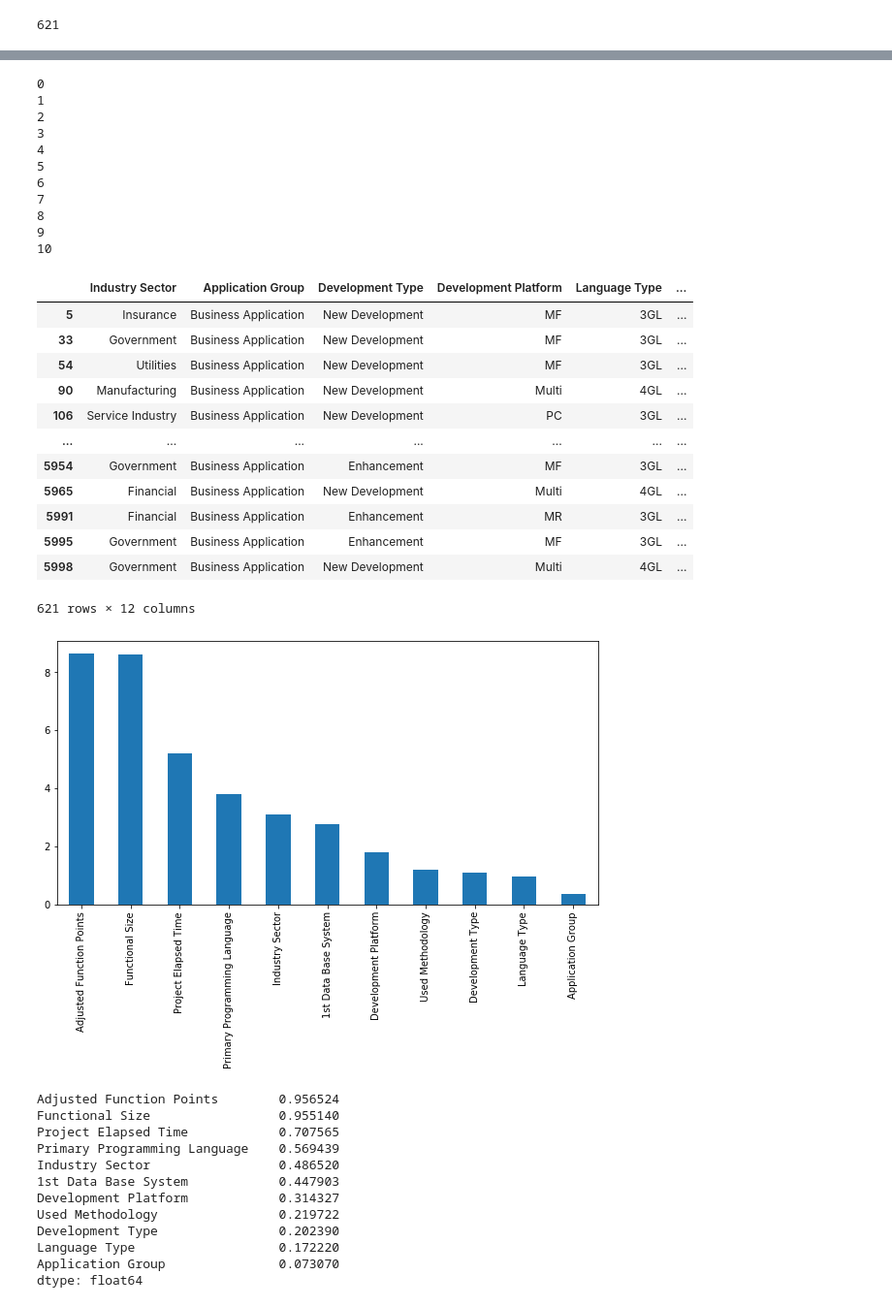
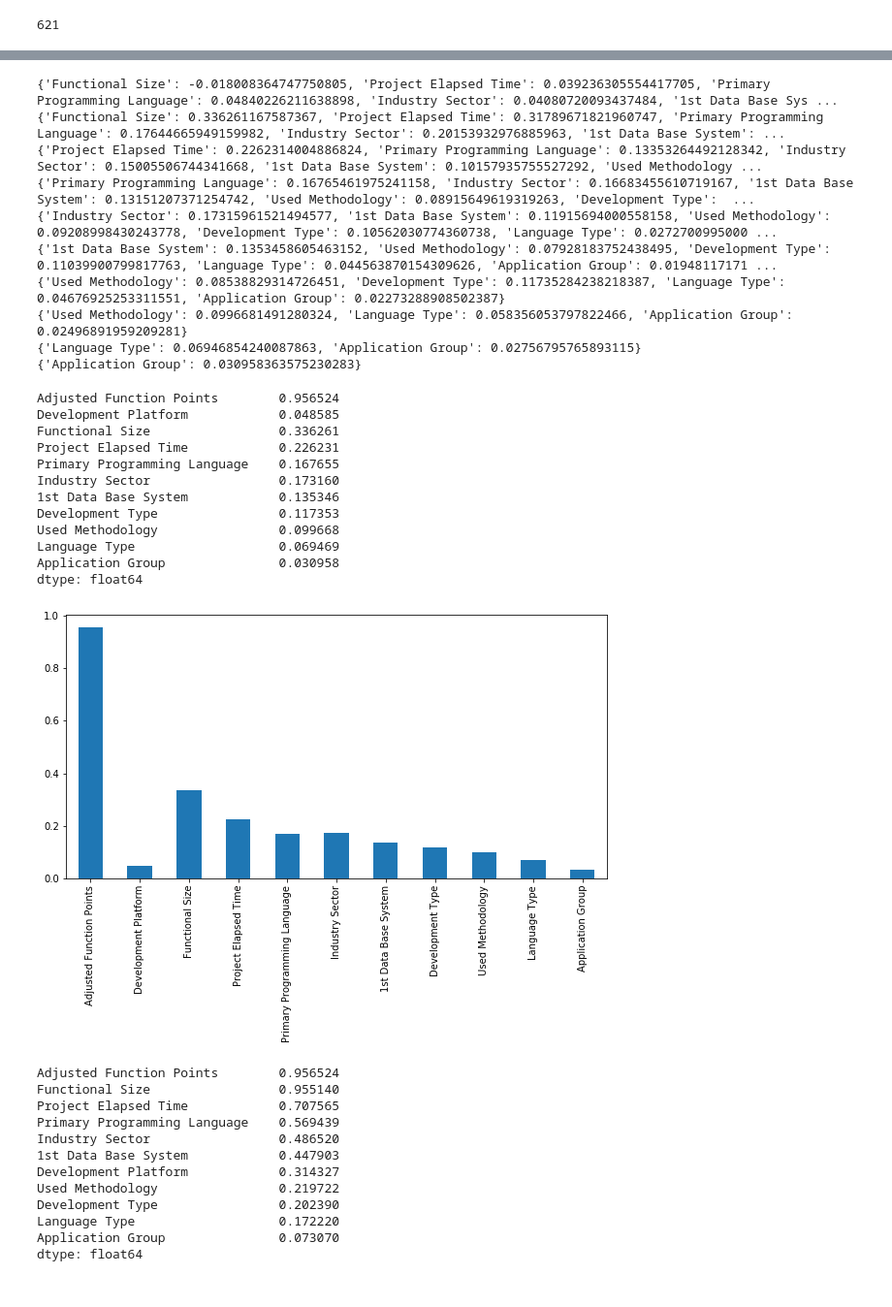
Before and after one commit to ivanajenjo/TFG, a Jupyter notebook: src/import_filter.ipynb, the cells around one changed output, grey strips where cells are left out. Shown: that part at 97% size. Cells and saved outputs as stored; diff of their text form; code cells hidden in the pictures.

```diff
--- a/src/import_filter.ipynb
+++ b/src/import_filter.ipynb
@@ -34,15 +51,29 @@ df['1st Data Base System'].replace( {'ACCESS;':'ACCESS'}, inplace = True, regex
 # %%
-mRMR = select_features.calcular_mRMR('Normalised Work Effort Level 1', df)
+mRMR = select_features.calcular_mRMRV2('Normalised Work Effort Level 1', df)
+#mRMR.sort_values(ascending=False).plot.bar(figsize=(10, 5))
+mRMR.plot.bar(figsize=(10, 5))
 mRMR
 # %% [output]
-0
-1
-2
-3
-4
-5
-6
-7
-8
-9
-10
+{'Functional Size': -0.018008364747750805, 'Project Elapsed Time': 0.039236305554417705, 'Primary Programming Language': 0.04840226211638898, 'Industry Sector': 0.04080720093437484, '1st Data Base Sys ...
+{'Functional Size': 0.336261167587367, 'Project Elapsed Time': 0.31789671821960747, 'Primary Programming Language': 0.17644665949159982, 'Industry Sector': 0.20153932976885963, '1st Data Base System': ...
+{'Project Elapsed Time': 0.2262314004886824, 'Primary Programming Language': 0.13353264492128342, 'Industry Sector': 0.15005506744341668, '1st Data Base System': 0.10157935755527292, 'Used Methodology ...
+{'Primary Programming Language': 0.16765461975241158, 'Industry Sector': 0.16683455610719167, '1st Data Base System': 0.13151207371254742, 'Used Methodology': 0.08915649619319263, 'Development Type':  ...
+{'Industry Sector': 0.17315961521494577, '1st Data Base System': 0.11915694000558158, 'Used Methodology': 0.09208998430243778, 'Development Type': 0.10562030774360738, 'Language Type': 0.0272700995000 ...
+{'1st Data Base System': 0.1353458605463152, 'Used Methodology': 0.07928183752438495, 'Development Type': 0.11039900799817763, 'Language Type': 0.044563870154309626, 'Application Group': 0.01948117171 ...
+{'Used Methodology': 0.08538829314726451, 'Development Type': 0.11735284238218387, 'Language Type': 0.04676925253311551, 'Application Group': 0.02273288908502387}
+{'Used Methodology': 0.0996681491280324, 'Language Type': 0.058356053797822466, 'Application Group': 0.02496891959209281}
+{'Language Type': 0.06946854240087863, 'Application Group': 0.02756795765893115}
+{'Application Group': 0.030958363575230283}
+Adjusted Function Points        0.956524
+Development Platform            0.048585
+Functional Size                 0.336261
+Project Elapsed Time            0.226231
+Primary Programming Language    0.167655
+Industry Sector                 0.173160
+1st Data Base System            0.135346
+Development Type                0.117353
+Used Methodology                0.099668
+Language Type                   0.069469
+Application Group               0.030958
+dtype: float64
+[figure, added]
@@ -52,23 +80,3 @@ mRMR
-# %%
-#Con la libreria info-gain https://pypi.org/project/info-gain/
-mi = select_features.calcularMi_ManualInfo_gain('Normalised Work Effort Level 1', df)
-mi.sort_values(ascending=False).plot.bar(figsize=(10, 5))
-df
-# %% [output]
-|  | Industry Sector | Application Group | Development Type | Development Platform | Language Type | ... |
-| 5 | Insurance | Business Application | New Development | MF | 3GL | ... |
-| 33 | Government | Business Application | New Development | MF | 3GL | ... |
-| 54 | Utilities | Business Application | New Development | MF | 3GL | ... |
-| 90 | Manufacturing | Business Application | New Development | Multi | 4GL | ... |
-| 106 | Service Industry | Business Application | New Development | PC | 3GL | ... |
-| ... | ... | ... | ... | ... | ... | ... |
-| 5954 | Government | Business Application | Enhancement | MF | 3GL | ... |
-| 5965 | Financial | Business Application | New Development | Multi | 4GL | ... |
-| 5991 | Financial | Business Application | Enhancement | MR | 3GL | ... |
-| 5995 | Government | Business Application | Enhancement | MF | 3GL | ... |
-| 5998 | Government | Business Application | New Development | Multi | 4GL | ... |
-621 rows × 12 columns
-[figure, removed]
 # %%
 #Utilizando el método normalize_mutual_info_score
 mi = select_features.calcularMi_Manual('Normalised Work Effort Level 1', df)
```
Also changed, not shown: parts of 4 cells of this notebook, 1 other file.
